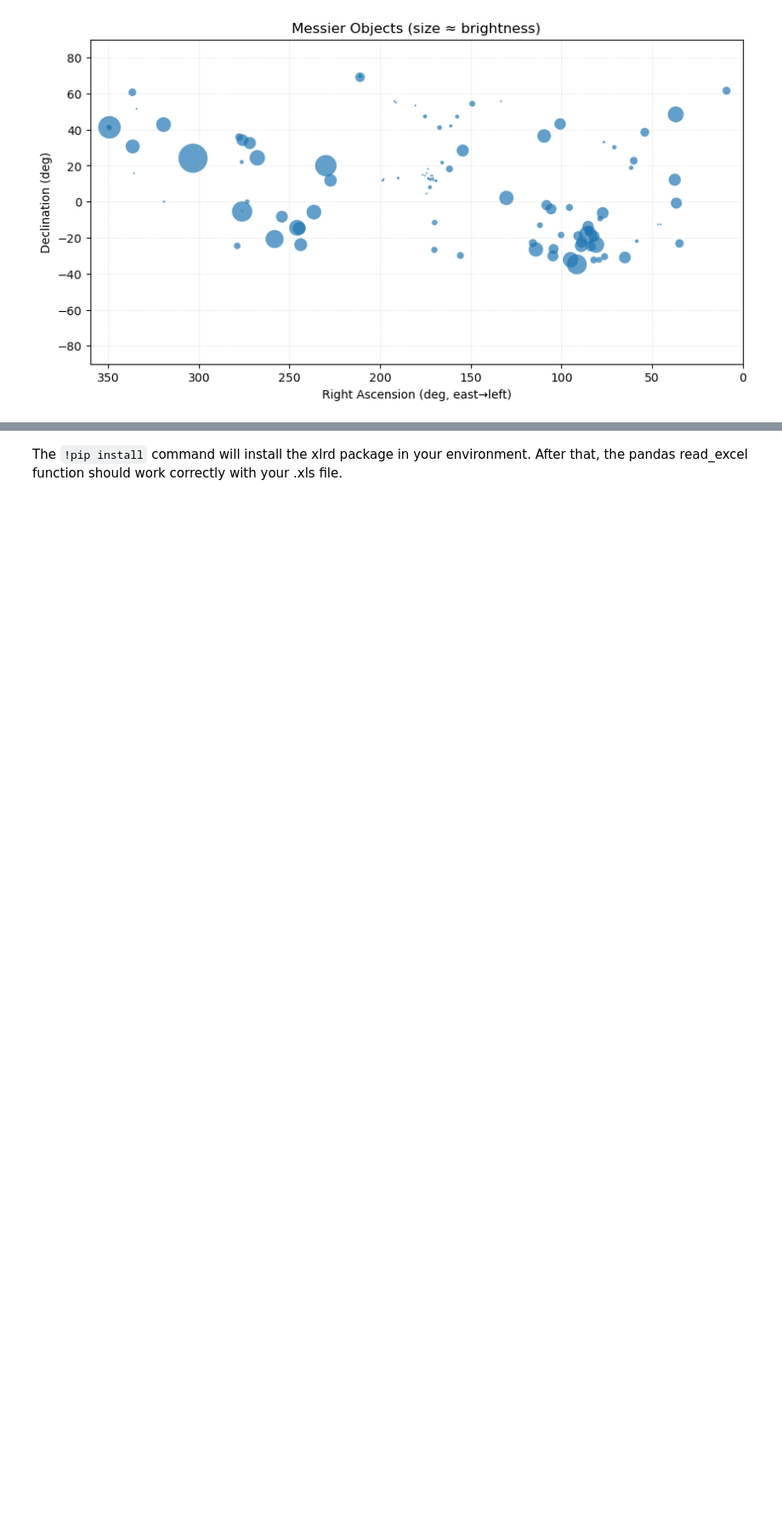
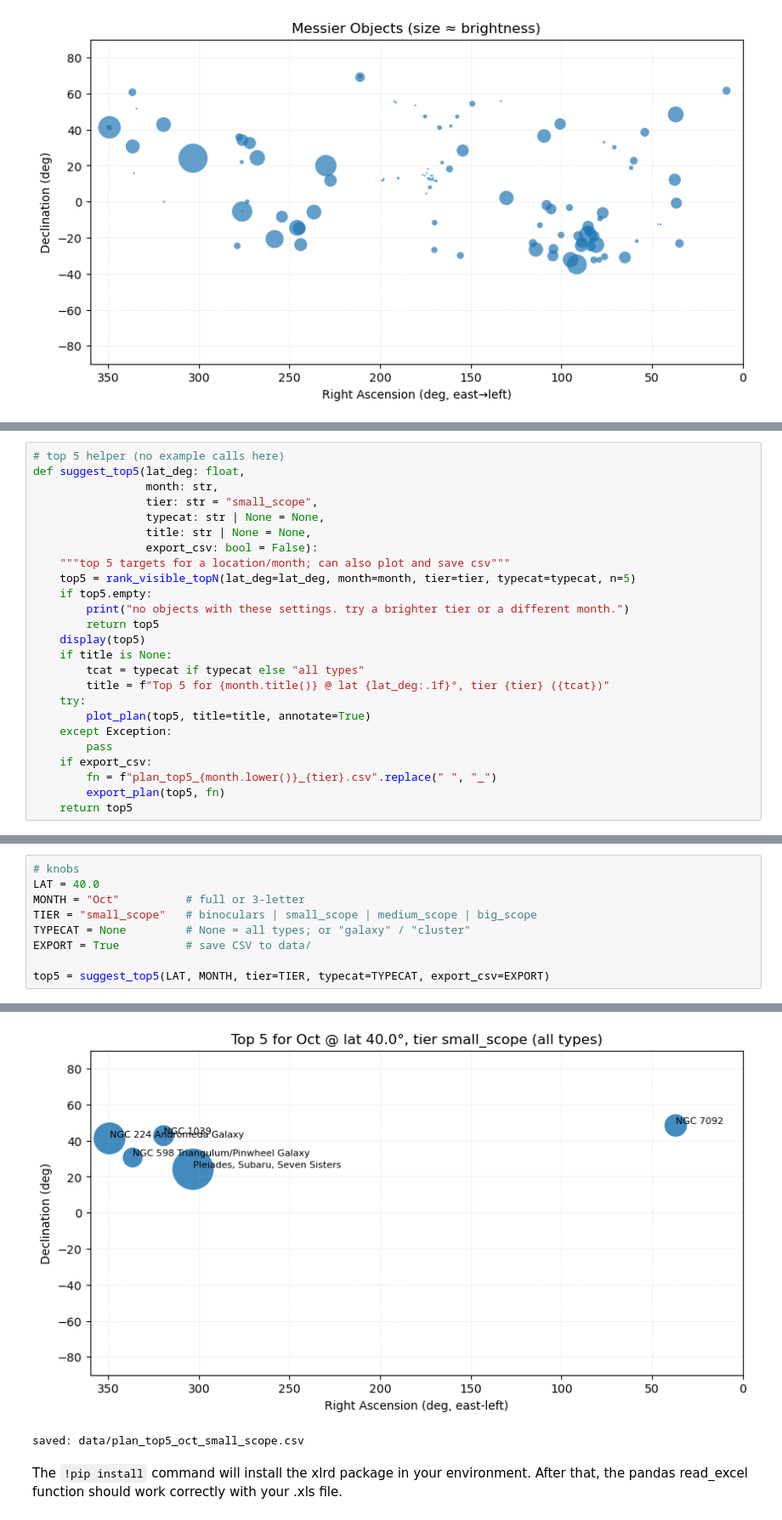
Before and after one commit to MUTEJIMMY/Astr1221_Project2_Abdirahman, a Jupyter notebook: Project2_DataWrangling.ipynb, the cells around one changed output, grey strips where cells are left out. Shown: that part at 85% size. Cells and saved outputs as stored; diff of their text form; blank space fills up the shorter version.

```diff
--- a/Project2_DataWrangling.ipynb
+++ b/Project2_DataWrangling.ipynb
@@ -475,0 +828,25 @@ plt.show()
+# %%
+# top 5 helper (no example calls here)
+def suggest_top5(lat_deg: float,
+                 month: str,
+                 tier: str = "small_scope",
+                 typecat: str | None = None,
+                 title: str | None = None,
+                 export_csv: bool = False):
+    """top 5 targets for a location/month; can also plot and save csv"""
+    top5 = rank_visible_topN(lat_deg=lat_deg, month=month, tier=tier, typecat=typecat, n=5)
+    if top5.empty:
+        print("no objects with these settings. try a brighter tier or a different month.")
+        return top5
+    display(top5)
+    if title is None:
+        tcat = typecat if typecat else "all types"
+        title = f"Top 5 for {month.title()} @ lat {lat_deg:.1f}°, tier {tier} ({tcat})"
+    try:
+        plot_plan(top5, title=title, annotate=True)
+    except Exception:
+        pass
+    if export_csv:
+        fn = f"plan_top5_{month.lower()}_{tier}.csv".replace(" ", "_")
+        export_plan(top5, fn)
+    return top5
@@ -475,0 +860,10 @@ plt.show()
+# %%
+# knobs
+LAT = 40.0
+MONTH = "Oct"          # full or 3-letter
+TIER = "small_scope"   # binoculars | small_scope | medium_scope | big_scope
+TYPECAT = None         # None = all types; or "galaxy" / "cluster"
+EXPORT = True          # save CSV to data/
+
+top5 = suggest_top5(LAT, MONTH, tier=TIER, typecat=TYPECAT, export_csv=EXPORT)
+# %% [output]
@@ -476,3 +876,5 @@ plt.show()
+[figure, added]
+saved: data/plan_top5_oct_small_scope.csv
 # %% [markdown]
 
 The `!pip install` command will install the xlrd package in your environment. After that, the pandas read_excel function should work correctly with your .xls file.
```
Also changed, not shown: parts of 23 cells of this notebook, 2 other files.
